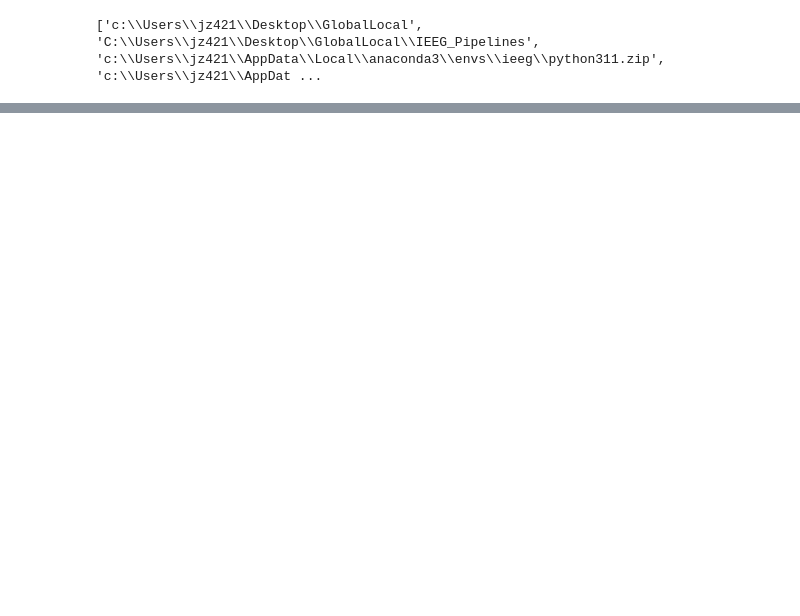
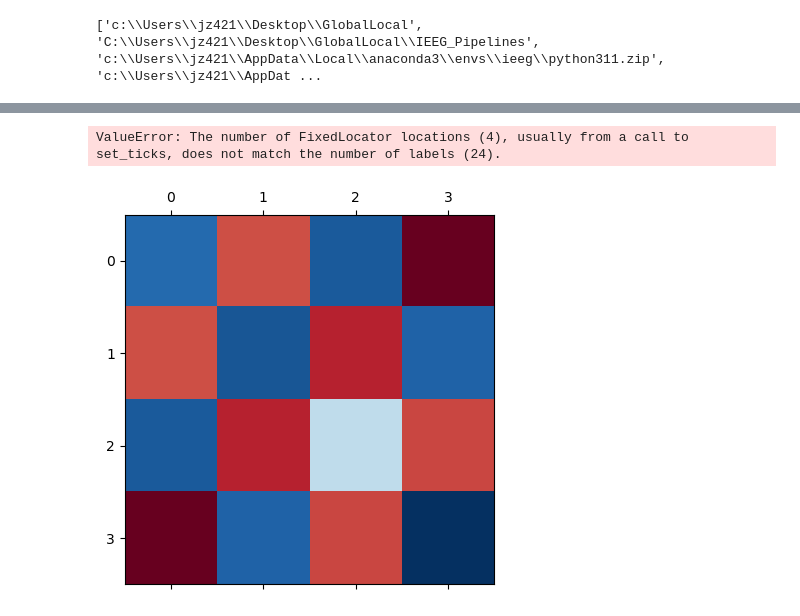
Before and after one commit to coganlab/GlobalLocal, a Jupyter notebook: rsa.ipynb, the cells around one changed output, grey strips where cells are left out. Saved outputs shown, nothing was run; the diff lists cells and outputs as text; code cells hidden in the pictures; blank space fills up the shorter version.

Commit message:
save old testing scripts

```diff
--- a/rsa.ipynb
+++ b/rsa.ipynb
@@ -152,8 +247,11 @@ clf = make_pipeline(
     StandardScaler(), LogisticRegression(C=1, solver="liblinear", multi_class="auto")
 )
 
-epochs = HG_ev1_evoke_rescaled #im not sure if this is right..this is averaged over trials. The mne demo then averages across time???
-X = epochs.copy().crop(0, 0.5).get_data().mean(axis=2)
+epochs = HG_ev1_rescaled #im not sure if this is right..this is averaged over trials. The mne demo then averages across time???
+# X = epochs.copy().crop(0, 0.5).get_data()
+# X = np.nanmean(X, axis=2)
+X = epochs.get_data().mean(axis=2)
+X[np.isnan(X)] = 0 #this is totally bullshit, cant just set all the nans to 0 but do this for testing...
 y = epochs.events[:, 2]
 
 classes = set(y)
@@ -166,3 +264,25 @@ for train, test in cv.split(X, y):
     clf.fit(X[train], y[train])
     # Probabilistic prediction (necessary for ROC-AUC scoring metric)
     y_pred[test] = clf.predict_proba(X[test])
+# %%
+confusion = np.zeros((len(classes), len(classes)))
+for ii, train_class in enumerate(classes):
+    for jj in range(ii, len(classes)):
+        confusion[ii, jj] = roc_auc_score(y == train_class, y_pred[:, jj])
+        confusion[jj, ii] = confusion[ii, jj]
+# %%
+labels = [""] * 5 + ["face"] + [""] * 11 + ["bodypart"] + [""] * 6
+fig, ax = plt.subplots(1)
+im = ax.matshow(confusion, cmap="RdBu_r", clim=[0.3, 0.7])
+ax.set_yticks(range(len(classes)))
+ax.set_yticklabels(labels)
+ax.set_xticks(range(len(classes)))
+ax.set_xticklabels(labels, rotation=40, ha="left")
+ax.axhline(11.5, color="k")
+ax.axvline(11.5, color="k")
+plt.colorbar(im)
+plt.tight_layout()
+plt.show()
+# %% [output]
+ValueError: The number of FixedLocator locations (4), usually from a call to set_ticks, does not match the number of labels (24).
+[figure, added]
```
Also changed, not shown: parts of 6 cells of this notebook, 4 other files.
